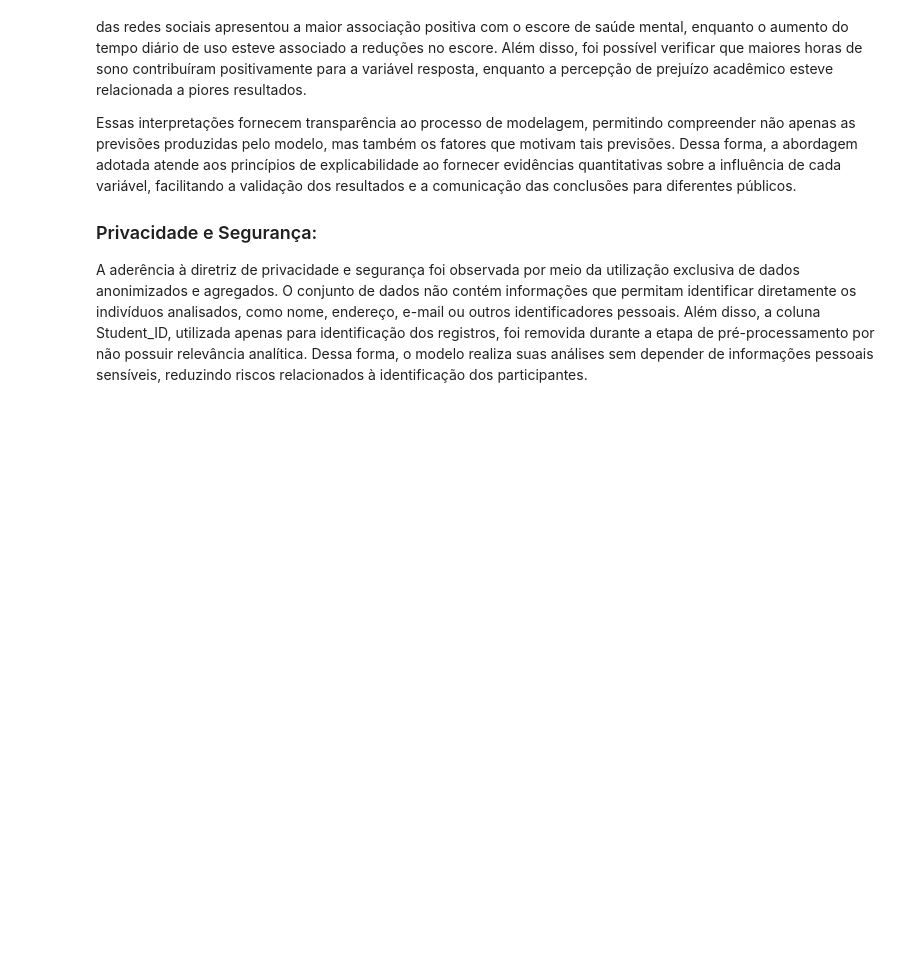
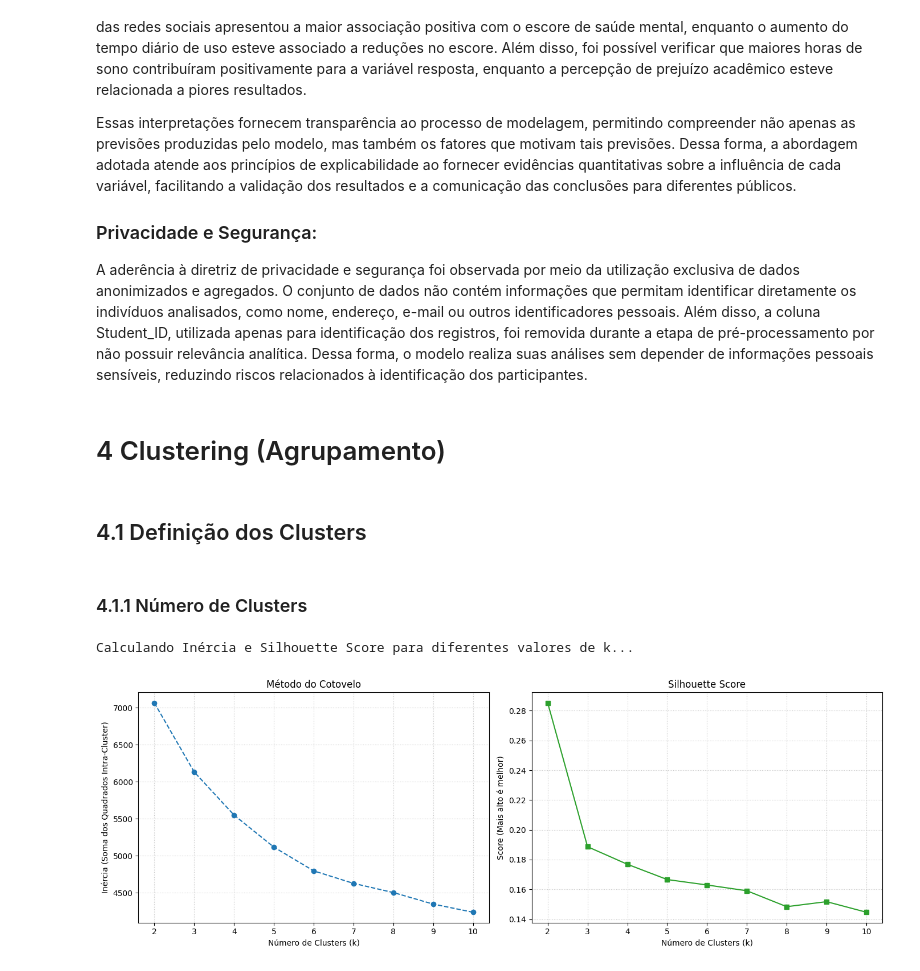
Before and after one commit to carolinabarcellos/ProjetoMineracao, a Jupyter notebook: projeto_md.ipynb, the cells around one changed output. Cells and saved outputs as stored; diff of their text form; code cells hidden in the pictures; blank space fills up the shorter version.

```diff
--- a/projeto_md.ipynb
+++ b/projeto_md.ipynb
@@ -836,3 +836,57 @@ Essas interpretações fornecem transparência ao processo de modelagem, permiti
 ### Privacidade e Segurança:
 
 A aderência à diretriz de privacidade e segurança foi observada por meio da utilização exclusiva de dados anonimizados e agregados. O conjunto de dados não contém informações que permitam identificar diretamente os indivíduos analisados, como nome, endereço, e-mail ou outros identificadores pessoais. Além disso, a coluna Student_ID, utilizada apenas para identificação dos registros, foi removida durante a etapa de pré-processamento por não possuir relevância analítica. Dessa forma, o modelo realiza suas análises sem depender de informações pessoais sensíveis, reduzindo riscos relacionados à identificação dos participantes.
+# %% [markdown]
+# 4 Clustering (Agrupamento)
+# %% [markdown]
+## 4.1 Definição dos Clusters
+# %% [markdown]
+### 4.1.1 Número de Clusters
+# %%
+from sklearn.cluster import KMeans
+from sklearn.metrics import silhouette_score
+import matplotlib.pyplot as plt
+
+# Teste da divisão dos estudantes em 2 até 10 grupos
+k_range = range(2, 11)
+inercia = []
+silhouette_scores = []
+
+dados_cluster = df_prep.copy()
+
+print("Calculando Inércia e Silhouette Score para diferentes valores de k...\n")
+
+for k in k_range:
+    kmeans = KMeans(n_clusters=k, random_state=42, n_init=10)
+    kmeans.fit(dados_cluster)
+
+    # Armazenando a inércia (para o Cotovelo)
+    inercia.append(kmeans.inertia_)
+
+    # Armazenando o Silhouette Score
+    labels = kmeans.labels_
+    score = silhouette_score(dados_cluster, labels)
+    silhouette_scores.append(score)
+
+# Gráficos
+fig, (ax1, ax2) = plt.subplots(1, 2, figsize=(14, 5))
+
+# Gráfico 1: Método do Cotovelo
+ax1.plot(k_range, inercia, marker='o', linestyle='--', color='#1f77b4')
+ax1.set_title('Método do Cotovelo')
+ax1.set_xlabel('Número de Clusters (k)')
+ax1.set_ylabel('Inércia (Soma dos Quadrados Intra-Cluster)')
+ax1.grid(True, linestyle=':', alpha=0.7)
+
+# Gráfico 2: Silhouette Score
+ax2.plot(k_range, silhouette_scores, marker='s', linestyle='-', color='#2ca02c')
+ax2.set_title('Silhouette Score')
+ax2.set_xlabel('Número de Clusters (k)')
+ax2.set_ylabel('Score (Mais alto é melhor)')
+ax2.grid(True, linestyle=':', alpha=0.7)
+
+plt.tight_layout()
+plt.show()
+# %% [output]
+Calculando Inércia e Silhouette Score para diferentes valores de k...
+[figure, added]
```
Also changed, not shown: parts of 14 cells of this notebook.
